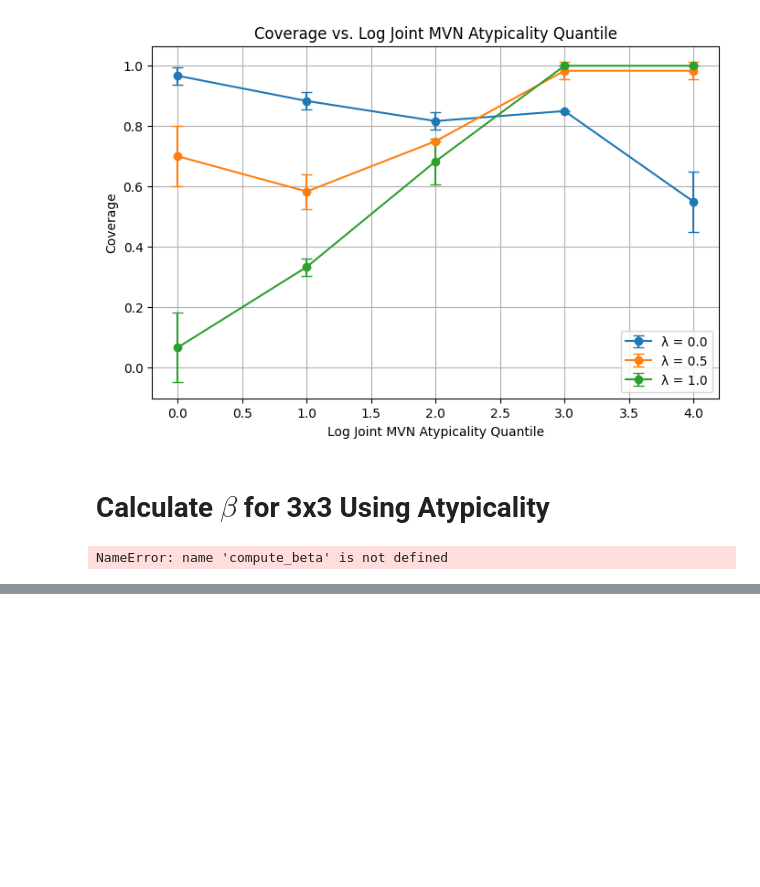
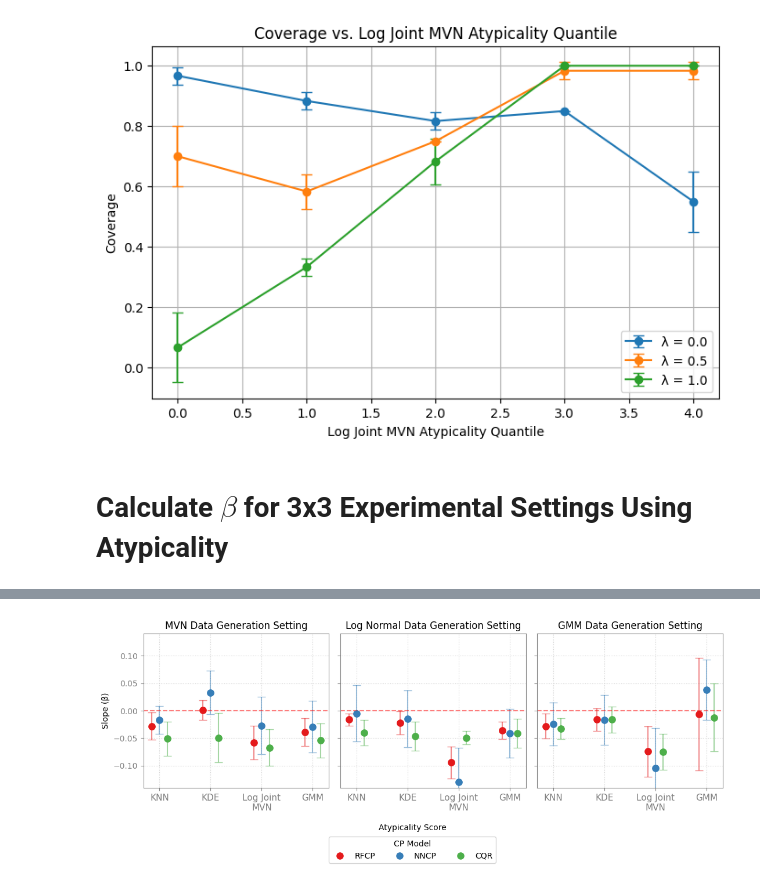
Before and after one commit to audtree/extending-atypicality, a Jupyter notebook: notebooks/proof-of-concept.ipynb, the cells around one changed output, grey strips where cells are left out. Drawn from its saved outputs; the diff is of its cells as text; code cells hidden in the pictures; blank space fills up the shorter version.

Commit message:
3x3 plot functions

```diff
--- a/notebooks/proof-of-concept.ipynb
+++ b/notebooks/proof-of-concept.ipynb
@@ -59,9 +53,9 @@ plot_coverage_across_atypicality_quantile(df=coverage_by_quantile_lambda,
 # %% [output]
 [figure]
 # %% [markdown]
-# Calculate $\beta$ for 3x3 Using Atypicality
+# Calculate $\beta$ for 3x3 Experimental Settings Using Atypicality
 # %%
 beta_df = compute_beta(true_atypicality=True, silent=True)
-plot_betagrouped_by_atypicality(beta_df, "test")
+display(beta_df.head(5))
+plot_betagrouped_by_atypicality(beta_df, "3x3_atypicality.png")
 # %% [output]
-NameError: name 'compute_beta' is not defined
@@ -67,0 +68 @@ NameError: name 'compute_beta' is not defined
+[figure, added]
```
Also changed, not shown: parts of 8 cells of this notebook, 4 other files.
